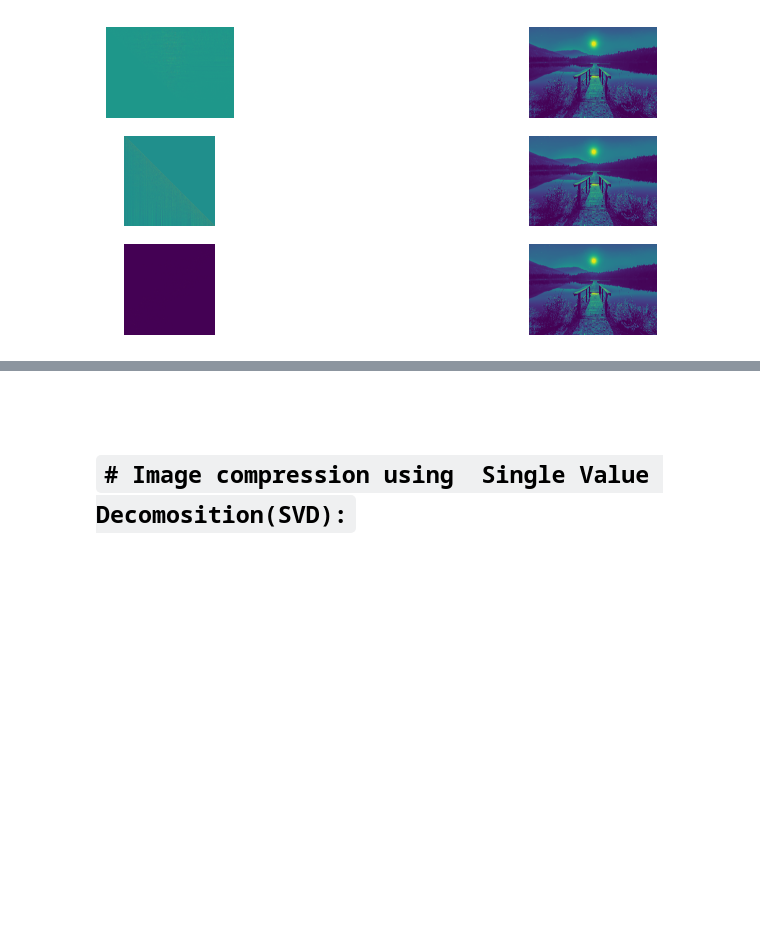
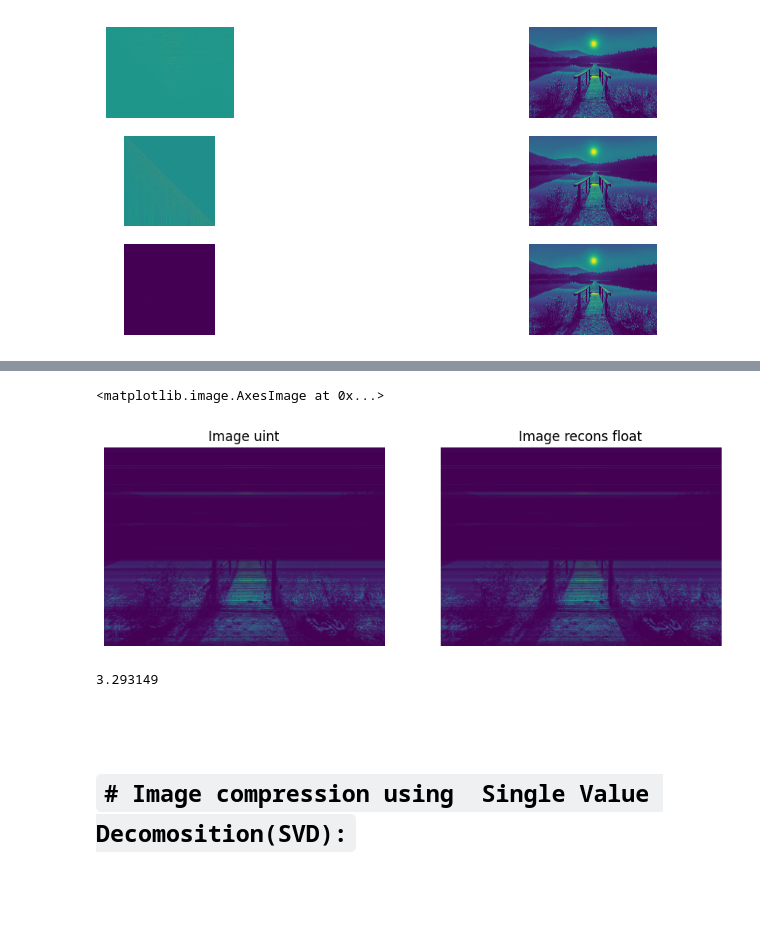
Before and after one commit to yasin-arafat-05/python-academic, a Jupyter notebook: numerical_code/lu_image_compression.ipynb, the cells around one changed output, grey strips where cells are left out. Cells and saved outputs as stored; diff of their text form; code cells hidden in the pictures; blank space fills up the shorter version.

Commit message:
lu_image_compression

```diff
--- a/numerical_code/lu_image_compression.ipynb
+++ b/numerical_code/lu_image_compression.ipynb
@@ -118,0 +138,19 @@ ax[2][1].axis("off")
+# %%
+
+# select top: m value from permution metrix:
+m = 1000
+
+P_m = P[:,:m]
+L_m = L[:m,:m]
+U_m = U[:m,:]
+# %%
+
+# image reconstruction:
+img_recons = P_m @ L_m @ U_m
+print(img_recons)
+"""
+We perform: LU decompotion,
+to show the image with openCV we need to denormalize the image.
+"""
+img_uint8 = np.clip(img_recons, 0, 255).astype(np.uint8)
+print(img_uint8)
@@ -119,3 +172,23 @@ ax[2][1].axis("off")
+# %%
+
+fig,(ax1,ax2) = plt.subplots(nrows=1,ncols=2,figsize=(10,4))
+
+ax1.axis("off")
+ax1.set_title("Image uint")
+ax1.imshow(img_uint8)
+
+ax2.set_title("Image recons float")
+ax2.axis("off")
+ax2.imshow(img_recons)
+# %% [output]
+<matplotlib.image.AxesImage at 0x...>
+[figure, added]
+# %%
+
+cv.imwrite(filename="../img/lu_decom.jpg",img=img_uint8)
+os.path.getsize("../img/lu_decom.jpg")/1000000
+# %% [output]
+3.293149
 # %% [markdown]
 <br>
 <br>
```
Also changed, not shown: parts of 11 cells of this notebook.
